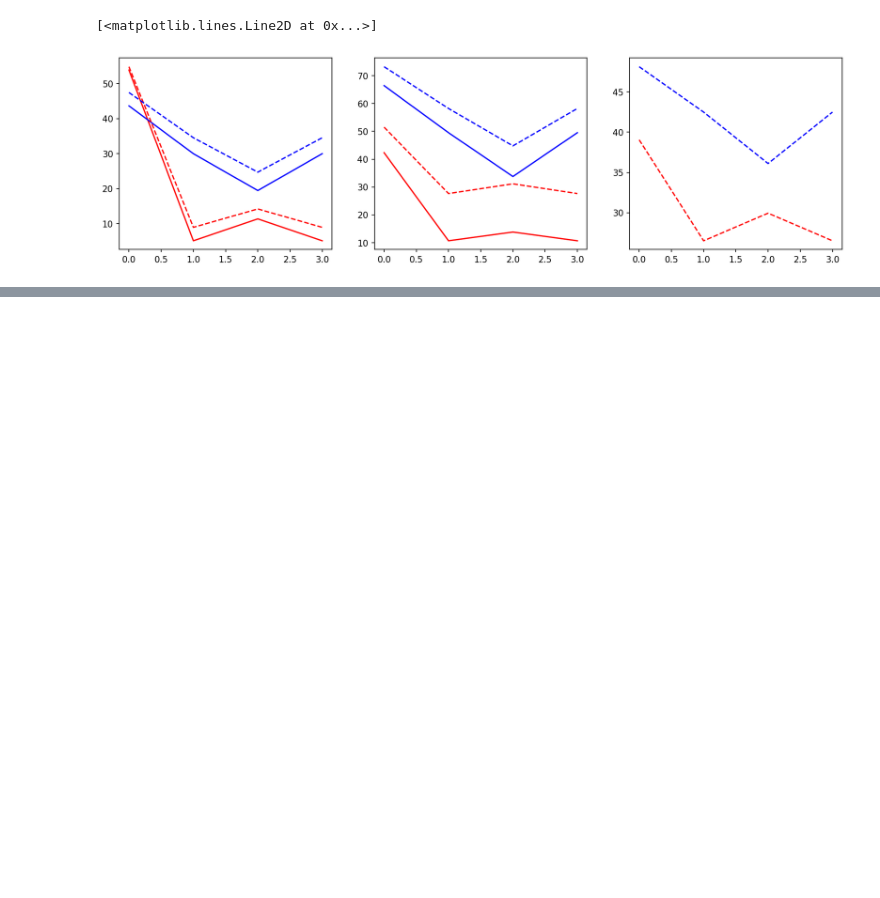
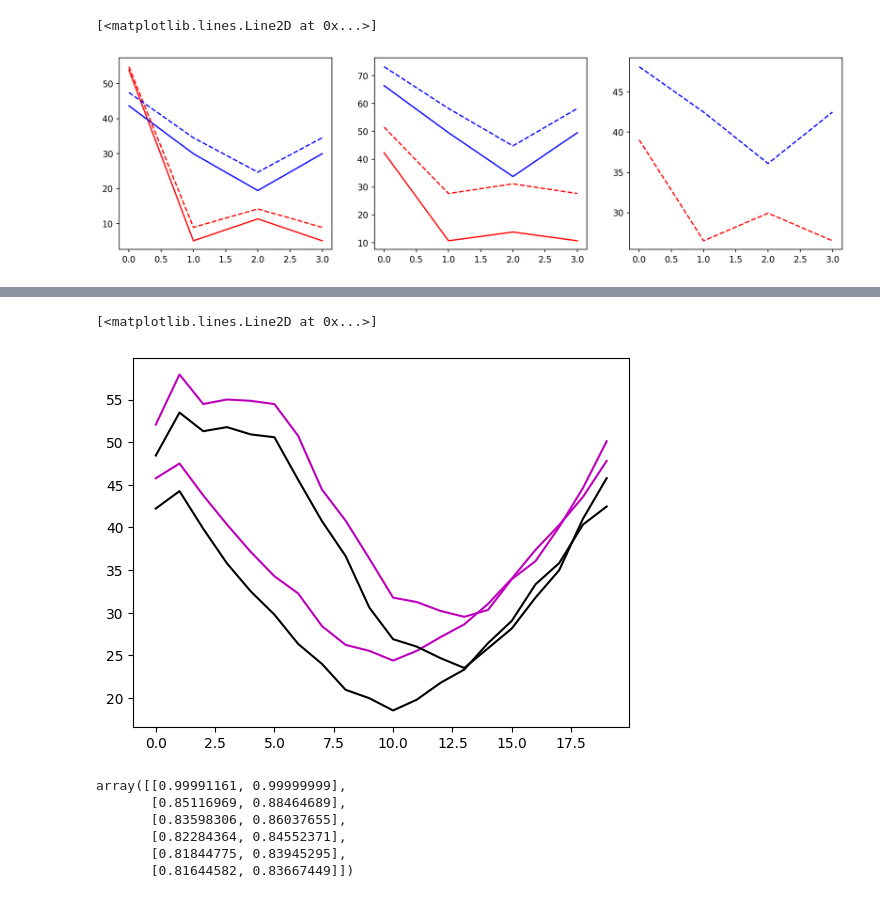
Before and after one commit to AddingAddict/ToroidalNetworks, a Jupyter notebook: sparse_weights/notebooks/linear_resp.ipynb, the cells around one changed output, grey strips where cells are left out. Cells and saved outputs as stored; diff of their text form; code cells hidden in the pictures; blank space fills up the shorter version.

```diff
--- a/sparse_weights/notebooks/linear_resp.ipynb
+++ b/sparse_weights/notebooks/linear_resp.ipynb
@@ -2840,0 +2791,8 @@ axs[2].plot(np.sqrt(diff_full_ring_res_dict['Cdrs'][:,1,-1]-diff_full_ring_res_d
+# %%
+plt.plot(sim_μrIs[-1,0],'k')
+plt.plot(sim_μrIs[-1,1],'m')
+plt.plot(sim_norm_μrIs[-1,0],'k')
+plt.plot(sim_norm_μrIs[-1,1],'m')
+# %% [output]
+[<matplotlib.lines.Line2D at 0x...>]
+[figure, added]
@@ -2840,0 +2802,9 @@ axs[2].plot(np.sqrt(diff_full_ring_res_dict['Cdrs'][:,1,-1]-diff_full_ring_res_d
+# %%
+peak2/peak1
+# %% [output]
+array([[0.99991161, 0.99999999],
+       [0.85116969, 0.88464689],
+       [0.83598306, 0.86037655],
+       [0.82284364, 0.84552371],
+       [0.81844775, 0.83945295],
+       [0.81644582, 0.83667449]])
```
Also changed, not shown: parts of 34 cells of this notebook, 1 other file.
